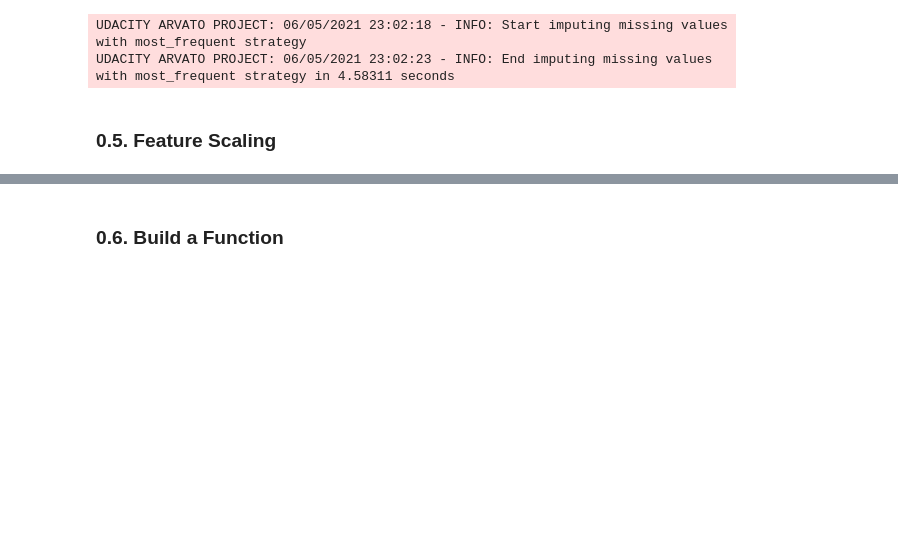
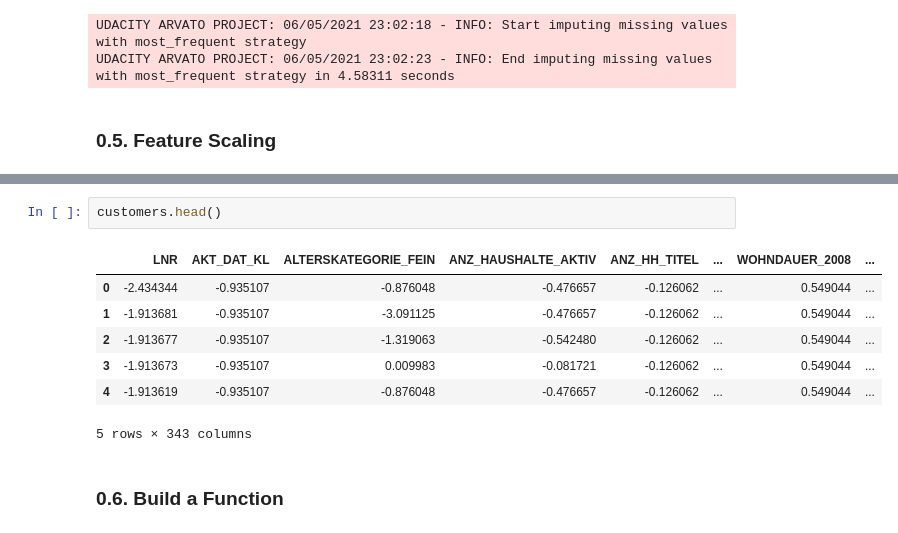
Before and after one commit to marcosgcollado/customer-segmentation-report, a Jupyter notebook: Arvato Project Workbook.ipynb, the cells around one changed output, grey strips where cells are left out. Saved outputs shown, nothing was run; the diff lists cells and outputs as text; blank space fills up the shorter version.

```diff
--- a/Arvato Project Workbook.ipynb
+++ b/Arvato Project Workbook.ipynb
@@ -992,3 +1010,13 @@ UDACITY ARVATO PROJECT: 06/05/2021 23:02:23 - INFO: End imputing missing values
+# %%
+customers.head()
+# %% [output]
+|  | LNR | AKT_DAT_KL | ALTERSKATEGORIE_FEIN | ANZ_HAUSHALTE_AKTIV | ANZ_HH_TITEL | ... | WOHNDAUER_2008 | ... |
+| 0 | -2.434344 | -0.935107 | -0.876048 | -0.476657 | -0.126062 | ... | 0.549044 | ... |
+| 1 | -1.913681 | -0.935107 | -3.091125 | -0.476657 | -0.126062 | ... | 0.549044 | ... |
+| 2 | -1.913677 | -0.935107 | -1.319063 | -0.542480 | -0.126062 | ... | 0.549044 | ... |
+| 3 | -1.913673 | -0.935107 | 0.009983 | -0.081721 | -0.126062 | ... | 0.549044 | ... |
+| 4 | -1.913619 | -0.935107 | -0.876048 | -0.476657 | -0.126062 | ... | 0.549044 | ... |
+5 rows × 343 columns
 # %% [markdown]
 ### 0.6. Build a Function
 # %% [markdown]
```
Also changed, not shown: parts of 3 cells of this notebook.
